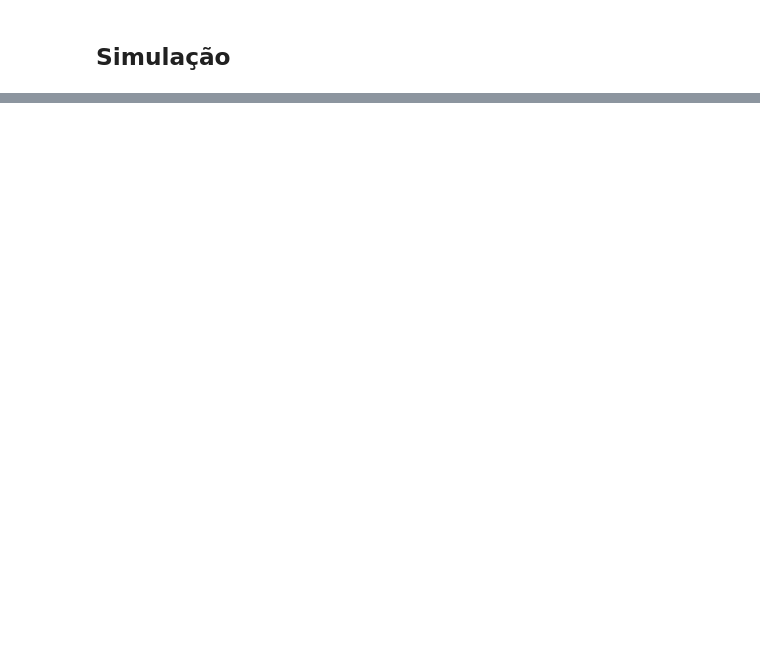
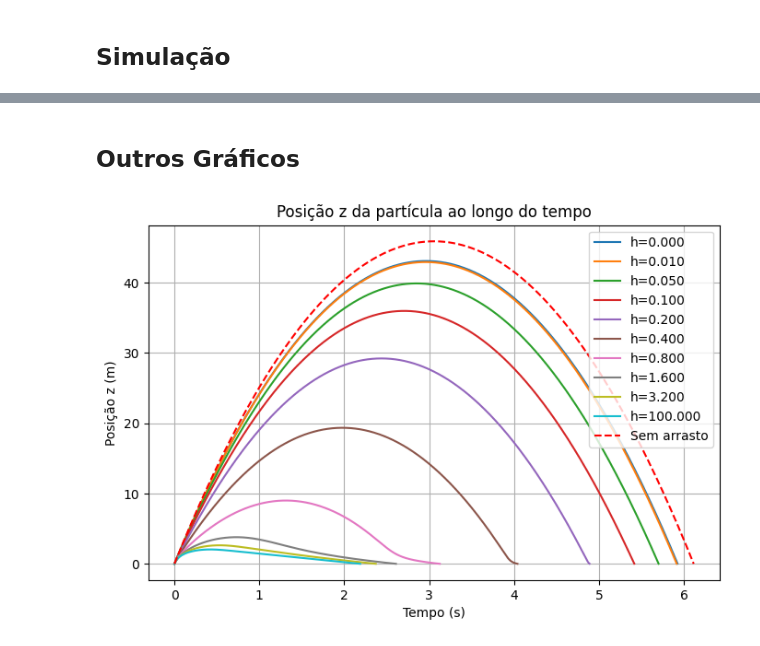
Before and after one commit to Lucas-GBP/mecanica-geral, a Jupyter notebook: src/firstProject.ipynb, the cells around one changed output, grey strips where cells are left out. Saved outputs shown, nothing was run; the diff lists cells and outputs as text; code cells hidden in the pictures; blank space fills up the shorter version.

```diff
--- a/src/firstProject.ipynb
+++ b/src/firstProject.ipynb
@@ -224,0 +590,28 @@ VBox(children=(HBox(children=(FloatSlider(value=1.0, description='β₀ (kg/s):'
+# %%
+# Questão 7: exploração paramétrica variando apenas r_beta
+R_BETA_VALUES_Q7 = np.logspace(-2, 1, 18)  # 0.01 até 10
+
+results_q7: list[SimulationResults] = []
+for r_beta_val in R_BETA_VALUES_Q7:
+    result = simulate_until_ground(
+        beta_o=COM['beta_o'],
+        gamma_o=COM['gamma_o'],
+        r_beta=float(r_beta_val),
+        r_gamma=COM['r_gamma'],
+        h=COM['h'],
+        velocity=Vec3(4.0, 2.0, 12.0),
+        with_drag=True,
+    )
+    results_q7.append(result)
+
+graphic = plot_three_panels(
+    [SimulationPlot(label=rf'$r_\beta={r_beta_val:.3g}$', result=res) for r_beta_val, res in zip(R_BETA_VALUES_Q7, results_q7)],
+    suptitle=rf'Questão 7 - Trajetórias para diferentes $r_\beta$ ($\beta_0={COM["beta_o"]}$, $\gamma_0={COM["gamma_o"]}$, $r_\gamma={COM["r_gamma"]}$, $H={COM["h"]}\,m$)'
+)
+fig_q7, axes_q7 = plot_metrics_from_results(
+    results_q7,
+    x_values=R_BETA_VALUES_Q7,
+    x_label=r'$r_\beta$',
+    x_scale='log',
+    suptitle=rf'Questão 7 - Dependência com $r_\beta$ ($\beta_0={COM["beta_o"]}$, $\gamma_0={COM["gamma_o"]}$, $r_\gamma={COM["r_gamma"]}$, $H={COM["h"]}$ m)',
+)
@@ -224,0 +621,19 @@ VBox(children=(HBox(children=(FloatSlider(value=1.0, description='β₀ (kg/s):'
+# %% [markdown]
+## Outros Gráficos
+# %%
+VALORES_H = [10**(-10), 0.01, 0.05, 0.1, 0.2, 0.4, 0.8, 1.6, 3.2, 10**2]
+
+simulations_h_list = [
+    SimulationPlot(label=f'h={h:.3f}', result=simulate_until_ground(h=h), plot_style={'linestyle': '-'})
+    for h in VALORES_H
+]
+simulations_h_list.append(
+    SimulationPlot(
+        label='Sem arrasto',
+        result=simulate_until_ground(with_drag=False),
+        plot_style={'linestyle': '--', 'color': 'red'}
+    )
+)
+result_h = plot_altitude_per_time(simulations_h_list)
+# %% [output]
+[figure, added]
```
Also changed, not shown: parts of 27 cells of this notebook, 2 other files.
